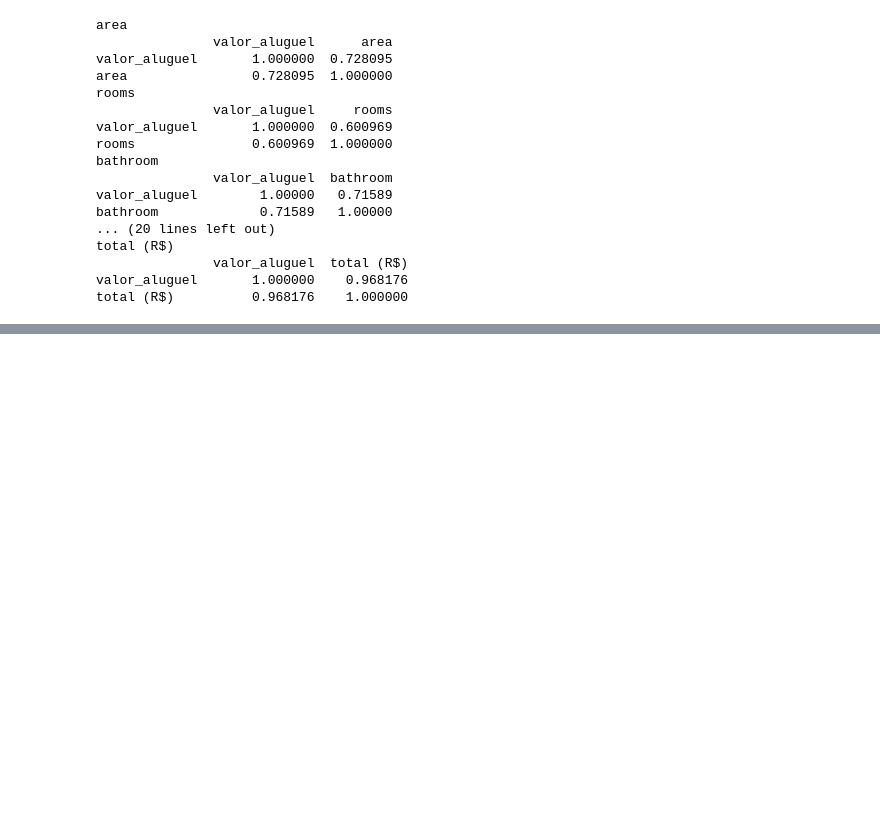
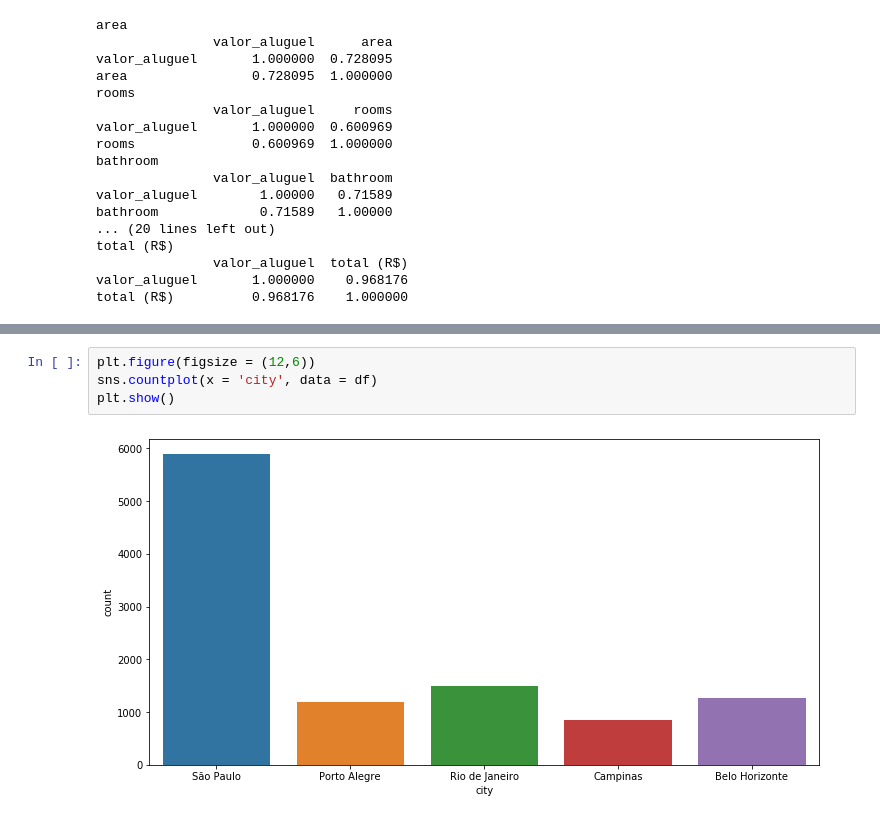
Before and after one commit to EloisaPaz/aceleradev-data-science, a Jupyter notebook: terceiro-modulo/Semana_03.ipynb, the cells around one changed output, grey strips where cells are left out. Drawn from its saved outputs; the diff is of its cells as text; blank space fills up the shorter version.

```diff
--- a/terceiro-modulo/Semana_03.ipynb
+++ b/terceiro-modulo/Semana_03.ipynb
@@ -193,0 +208,6 @@ total (R$)          0.968176    1.000000
+# %%
+plt.figure(figsize = (12,6))
+sns.countplot(x = 'city', data = df)
+plt.show()
+# %% [output]
+[figure, added]
```
Also changed, not shown: parts of 9 cells of this notebook.
